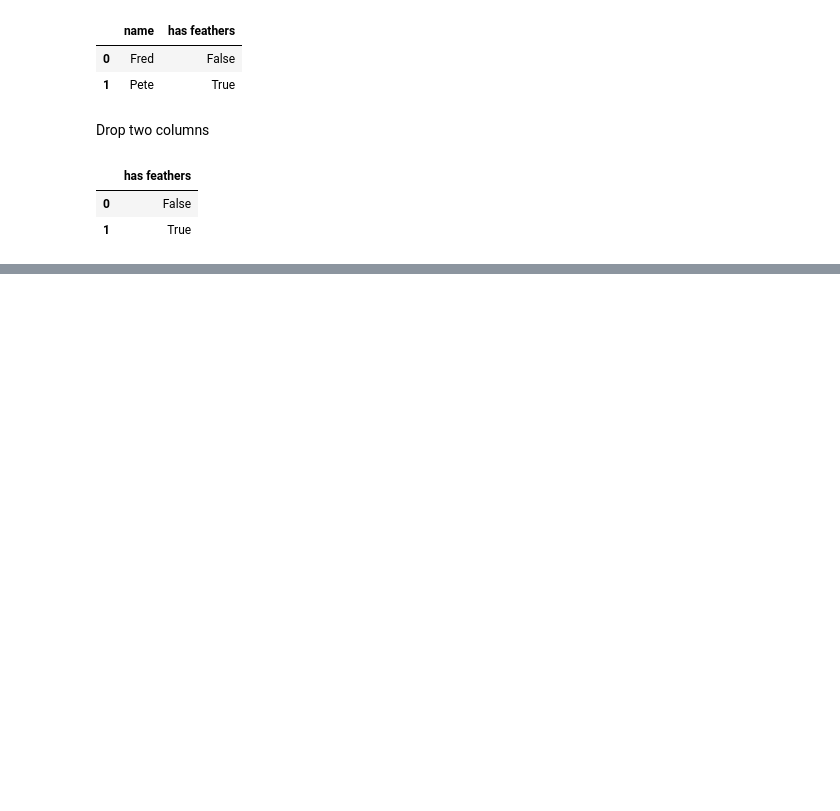
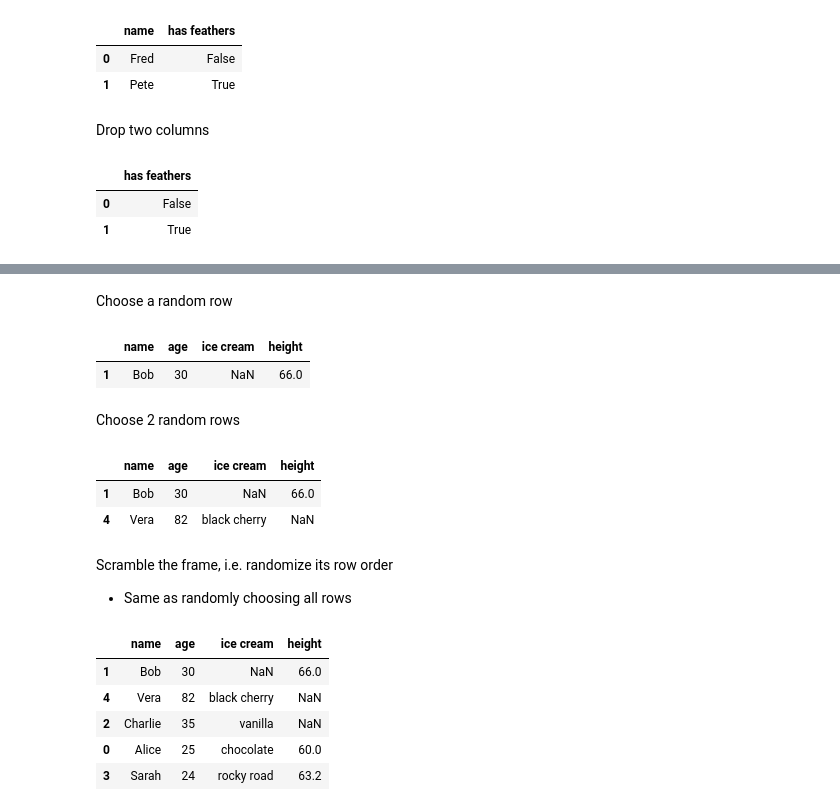
Before and after one commit to johnmarcovici/demo-notebooks, a Jupyter notebook: pandas_demos.ipynb, the cells around one changed output, grey strips where cells are left out. Saved outputs shown, nothing was run; the diff lists cells and outputs as text; code cells hidden in the pictures; blank space fills up the shorter version.

Commit message:
sample & scramble a frame

```diff
--- a/pandas_demos.ipynb
+++ b/pandas_demos.ipynb
@@ -662,0 +672,3 @@ df.drop(columns=["name", "age"])
+# %%
+df = pd.read_csv("./data/favorite-ice-cream.csv")
+df
@@ -662,0 +682,27 @@ df.drop(columns=["name", "age"])
+# %% [markdown]
+Choose a random row
+# %%
+df.sample(1, random_state=42)
+# %% [output]
+|  | name | age | ice cream | height |
+| 1 | Bob | 30 | NaN | 66.0 |
+# %% [markdown]
+Choose 2 random rows
+# %%
+df.sample(2, random_state=42)
+# %% [output]
+|  | name | age | ice cream | height |
+| 1 | Bob | 30 | NaN | 66.0 |
+| 4 | Vera | 82 | black cherry | NaN |
+# %% [markdown]
+Scramble the frame, i.e. randomize its row order
+- Same as randomly choosing all rows
+# %%
+df.sample(len(df), random_state=42)
+# %% [output]
+|  | name | age | ice cream | height |
+| 1 | Bob | 30 | NaN | 66.0 |
+| 4 | Vera | 82 | black cherry | NaN |
+| 2 | Charlie | 35 | vanilla | NaN |
+| 0 | Alice | 25 | chocolate | 60.0 |
+| 3 | Sarah | 24 | rocky road | 63.2 |
```
Also changed, not shown: parts of 4 cells of this notebook.
